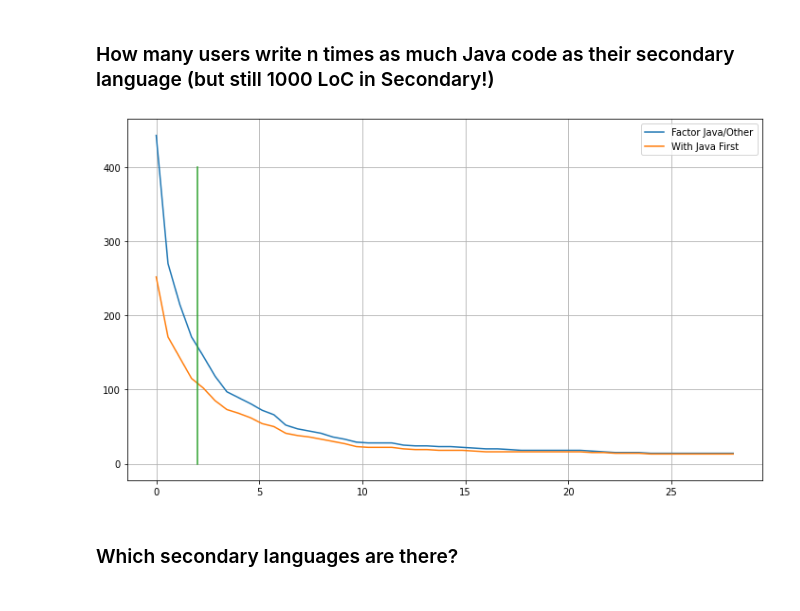
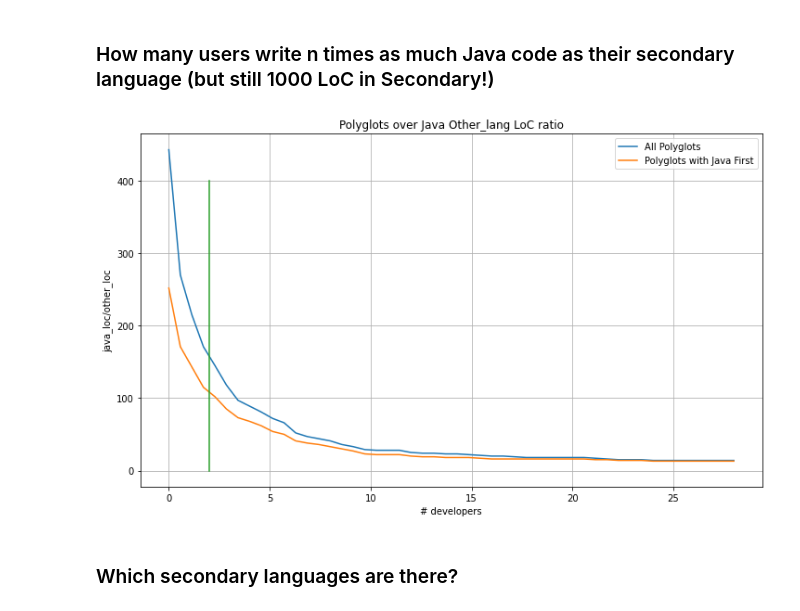
Before and after one commit to LeonBein/CRM20, a Jupyter notebook: DataExplorer.ipynb, the cells around one changed output. Saved outputs shown, nothing was run; the diff lists cells and outputs as text; code cells hidden in the pictures.

```diff
--- a/DataExplorer.ipynb
+++ b/DataExplorer.ipynb
@@ -438,6 +438,7 @@ Time used: 2.5335729122161865
 x = []
 y = []
 y2 = []
+x2 = []
 threshold = 1500
 for i in range(28):
     result = dbUtils.runQuery('''
@@ -448,12 +449,16 @@ for i in range(28):
     x.append(i)
     y.append(result['num'][0])
     y2.append(1500)
+    x2.append(3)
 
 pyplot.figure(figsize=(12, 7))
 pyplot.grid()
+pyplot.title('Developers over kLoC')
+pyplot.xlabel('written kLoC')
+pyplot.ylabel('# java devs')
 pyplot.plot(x, y)
 pyplot.plot(x, y2)
-pyplot.plot([3, 3], [0, 5000])
-pyplot.legend(['Developers with more than x Java kLoc', 'Threshold of '+str(threshold)+' devs'])
+pyplot.plot(x2, y)
+pyplot.legend(['Developers with more than x Java kLoc', 'Threshold of '+str(threshold)+' devs', 'Chosen limit of 3k'])
 pyplot.savefig('javaDevPerLoc.png')
 # %% [output]
@@ -637,35 +642,38 @@ for i in numpy.linspace(0, 28, 50):
             FROM crm20.lb_java_users, crm20.lb_languages
             WHERE lb_java_users.author_id = lb_languages.author_id
             AND (lb_languages.language = 'py' OR lb_languages.language = 'js') AND lb_languages.loc > 1000
             GROUP BY lb_java_users.author_id, lb_java_users.loc
             HAVING lb_java_users.loc >= ALL(ARRAY_AGG(lb_languages.loc * '''+str(i)+'''))) AS x
     ''', True)
     x.append(result['factor'][0])
     y.append(result['devs'][0])
 
 for i in numpy.linspace(0, 28, 50):
     result = dbUtils.runQuery('''
         SELECT '''+str(i)+''' AS factor, COUNT(author_id) AS devs FROM
             (SELECT lb_java_users.author_id, lb_java_users.loc AS javaLoC, ARRAY_AGG(lb_languages.language) AS secondary_languages, ARRAY_AGG(lb_languages.loc) AS secLoC
             FROM crm20.lb_java_users, crm20.lb_languages
             WHERE lb_java_users.author_id = lb_languages.author_id
             AND (lb_languages.language = 'py' OR lb_languages.language = 'js') AND lb_languages.loc > 1000
             GROUP BY lb_java_users.author_id, lb_java_users.loc, lb_java_users.first_written
             HAVING lb_java_users.loc >= ALL(ARRAY_AGG(lb_languages.loc * '''+str(i)+'''))
             AND lb_java_users.first_written < ALL(ARRAY_AGG(lb_languages.first_written))) AS x
     ''', True)
     x2.append(result['factor'][0])
     y2.append(result['devs'][0])
 
 pyplot.figure(figsize=(12, 7))
 pyplot.grid()
+pyplot.title('Polyglots over Java Other_lang LoC ratio')
+pyplot.xlabel('# developers')
+pyplot.ylabel('java_loc/other_loc')
 pyplot.plot(x, y)
 pyplot.plot(x2, y2)
 pyplot.plot([2,2], [0,400])
-pyplot.legend(['Factor Java/Other', 'With Java First'])
+pyplot.legend(['All Polyglots', 'Polyglots with Java First'])
 pyplot.savefig('polyglotsPerFactor.png')
 # %% [output]
-[figure, old version]
+[figure, new version]
 # %% [markdown]
 ### Which secondary languages are there?
 # %%
```
Also changed, not shown: parts of 1 cell of this notebook, 34 other files.
